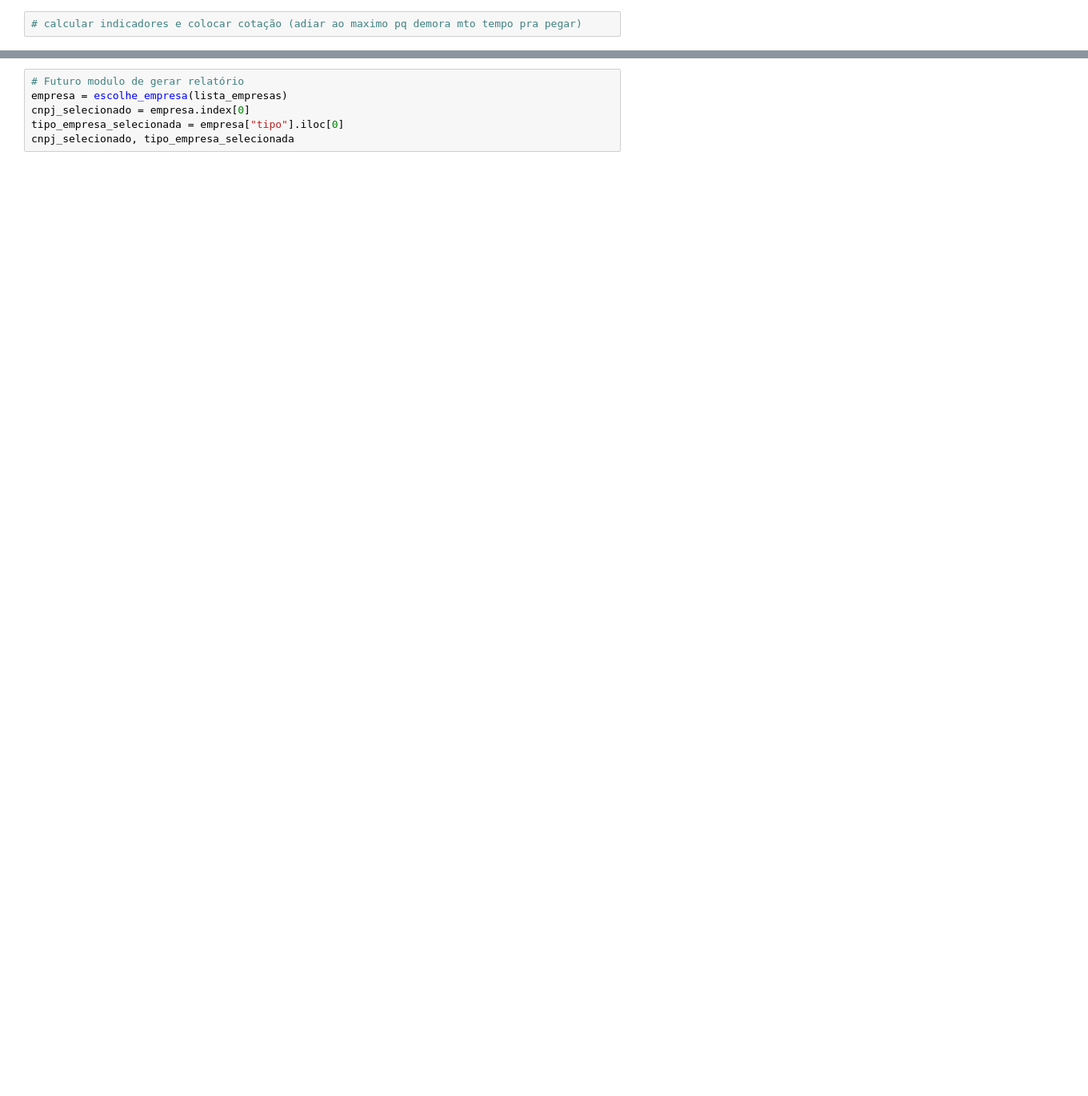
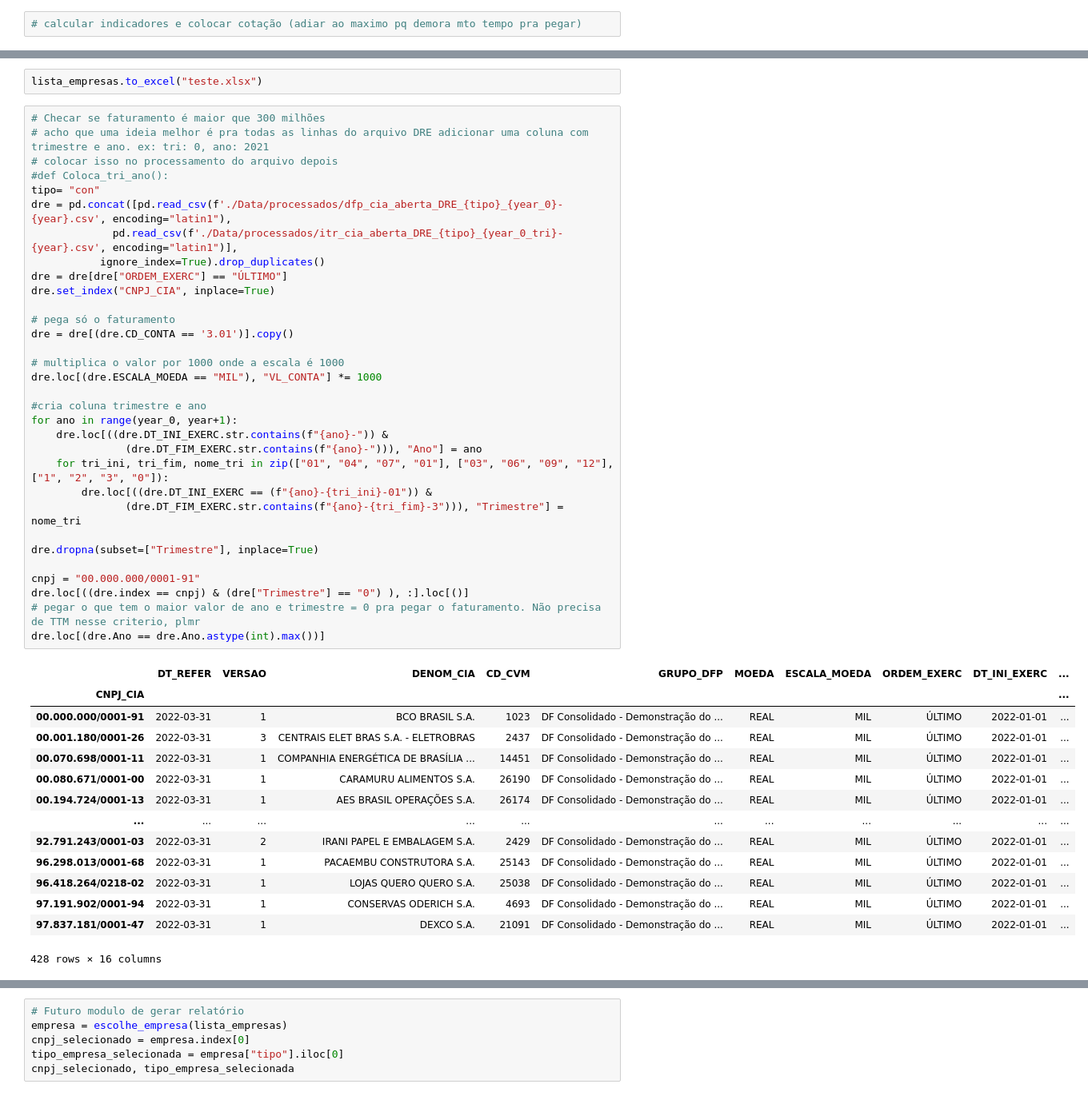
Before and after one commit to ggarmatter/Extrai-dados-CVM, a Jupyter notebook: filtro acoes.ipynb, the cells around one changed output, grey strips where cells are left out. Shown at 80% size. Cells and saved outputs as stored; diff of their text form; blank space fills up the shorter version.

Commit message:
inicio filtro faturamento

```diff
--- a/filtro acoes.ipynb
+++ b/filtro acoes.ipynb
@@ -544 +552,50 @@ lista_empresas
 412 rows × 20 columns
+# %%
+lista_empresas.to_excel("teste.xlsx")
+# %%
+# Checar se faturamento é maior que 300 milhões
+# acho que uma ideia melhor é pra todas as linhas do arquivo DRE adicionar uma coluna com trimestre e ano. ex: tri: 0, ano: 2021
+# colocar isso no processamento do arquivo depois
+#def Coloca_tri_ano():
+tipo= "con"
+dre = pd.concat([pd.read_csv(f'./Data/processados/dfp_cia_aberta_DRE_{tipo}_{year_0}-{year}.csv', encoding="latin1"),
+             pd.read_csv(f'./Data/processados/itr_cia_aberta_DRE_{tipo}_{year_0_tri}-{year}.csv', encoding="latin1")],
+           ignore_index=True).drop_duplicates()
+dre = dre[dre["ORDEM_EXERC"] == "ÚLTIMO"]
+dre.set_index("CNPJ_CIA", inplace=True)
+
+# pega só o faturamento
+dre = dre[(dre.CD_CONTA == '3.01')].copy()
+
+# multiplica o valor por 1000 onde a escala é 1000
+dre.loc[(dre.ESCALA_MOEDA == "MIL"), "VL_CONTA"] *= 1000
+
+#cria coluna trimestre e ano
+for ano in range(year_0, year+1):
+    dre.loc[((dre.DT_INI_EXERC.str.contains(f"{ano}-")) &
+               (dre.DT_FIM_EXERC.str.contains(f"{ano}-"))), "Ano"] = ano
+    for tri_ini, tri_fim, nome_tri in zip(["01", "04", "07", "01"], ["03", "06", "09", "12"], ["1", "2", "3", "0"]):
+        dre.loc[((dre.DT_INI_EXERC == (f"{ano}-{tri_ini}-01")) &
+               (dre.DT_FIM_EXERC.str.contains(f"{ano}-{tri_fim}-3"))), "Trimestre"] = nome_tri
+
+dre.dropna(subset=["Trimestre"], inplace=True)
+
+cnpj = "00.000.000/0001-91"
+dre.loc[((dre.index == cnpj) & (dre["Trimestre"] == "0") ), :].loc[()]
+# pegar o que tem o maior valor de ano e trimestre = 0 pra pegar o faturamento. Não precisa de TTM nesse criterio, plmr
+dre.loc[(dre.Ano == dre.Ano.astype(int).max())]
+# %% [output]
+|  | DT_REFER | VERSAO | DENOM_CIA | CD_CVM | GRUPO_DFP | MOEDA | ESCALA_MOEDA | ORDEM_EXERC | DT_INI_EXERC | ... |
+| CNPJ_CIA |  |  |  |  |  |  |  |  |  | ... |
+| 00.000.000/0001-91 | 2022-03-31 | 1 | BCO BRASIL S.A. | 1023 | DF Consolidado - Demonstração do ... | REAL | MIL | ÚLTIMO | 2022-01-01 | ... |
+| 00.001.180/0001-26 | 2022-03-31 | 3 | CENTRAIS ELET BRAS S.A. - ELETROBRAS | 2437 | DF Consolidado - Demonstração do ... | REAL | MIL | ÚLTIMO | 2022-01-01 | ... |
+| 00.070.698/0001-11 | 2022-03-31 | 1 | COMPANHIA ENERGÉTICA DE BRASÍLIA ... | 14451 | DF Consolidado - Demonstração do ... | REAL | MIL | ÚLTIMO | 2022-01-01 | ... |
+| 00.080.671/0001-00 | 2022-03-31 | 1 | CARAMURU ALIMENTOS S.A. | 26190 | DF Consolidado - Demonstração do ... | REAL | MIL | ÚLTIMO | 2022-01-01 | ... |
+| 00.194.724/0001-13 | 2022-03-31 | 1 | AES BRASIL OPERAÇÕES S.A. | 26174 | DF Consolidado - Demonstração do ... | REAL | MIL | ÚLTIMO | 2022-01-01 | ... |
+| ... | ... | ... | ... | ... | ... | ... | ... | ... | ... | ... |
+| 92.791.243/0001-03 | 2022-03-31 | 2 | IRANI PAPEL E EMBALAGEM S.A. | 2429 | DF Consolidado - Demonstração do ... | REAL | MIL | ÚLTIMO | 2022-01-01 | ... |
+| 96.298.013/0001-68 | 2022-03-31 | 1 | PACAEMBU CONSTRUTORA S.A. | 25143 | DF Consolidado - Demonstração do ... | REAL | MIL | ÚLTIMO | 2022-01-01 | ... |
+| 96.418.264/0218-02 | 2022-03-31 | 1 | LOJAS QUERO QUERO S.A. | 25038 | DF Consolidado - Demonstração do ... | REAL | MIL | ÚLTIMO | 2022-01-01 | ... |
+| 97.191.902/0001-94 | 2022-03-31 | 1 | CONSERVAS ODERICH S.A. | 4693 | DF Consolidado - Demonstração do ... | REAL | MIL | ÚLTIMO | 2022-01-01 | ... |
+| 97.837.181/0001-47 | 2022-03-31 | 1 | DEXCO S.A. | 21091 | DF Consolidado - Demonstração do ... | REAL | MIL | ÚLTIMO | 2022-01-01 | ... |
+428 rows × 16 columns
```
Also changed, not shown: parts of 5 cells of this notebook.
